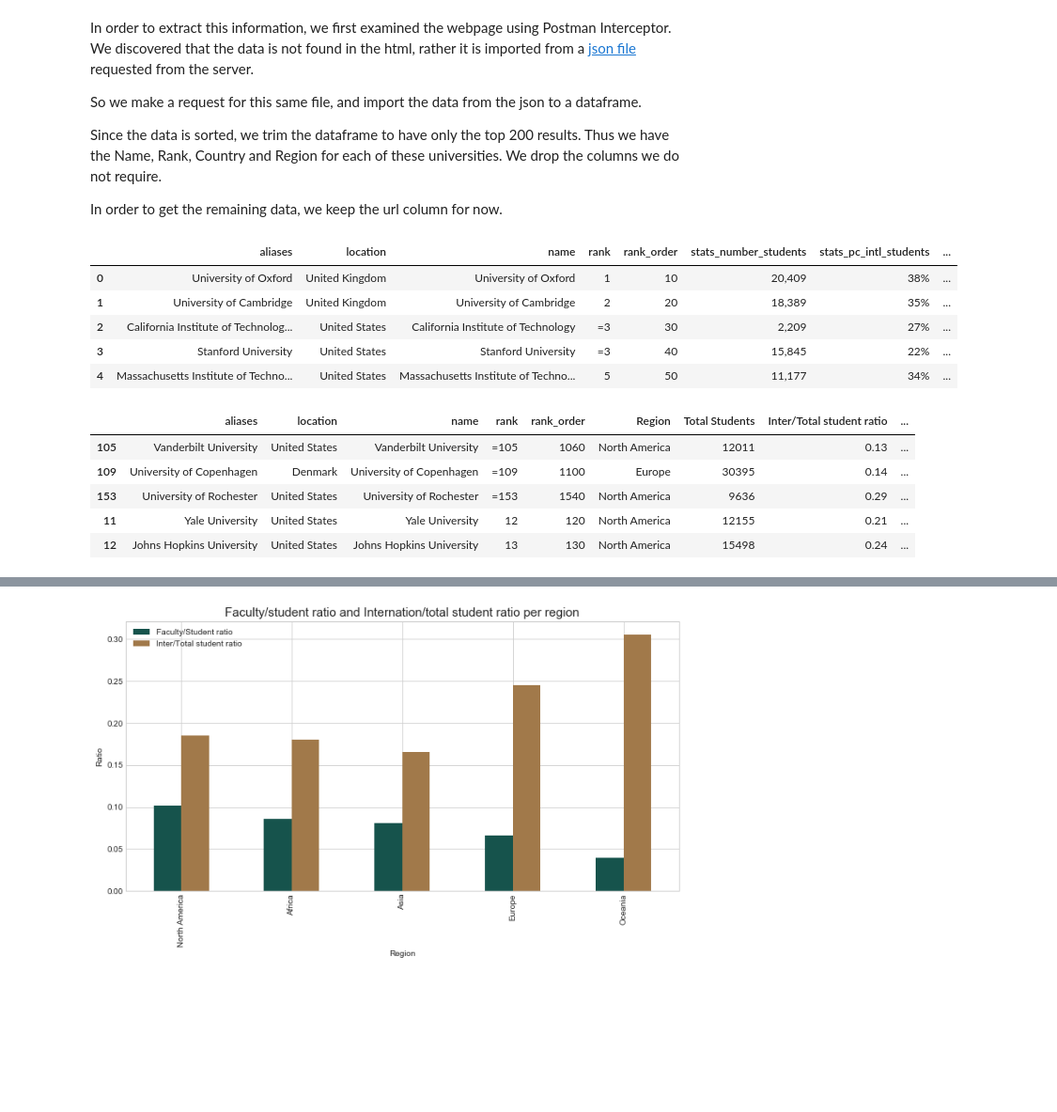
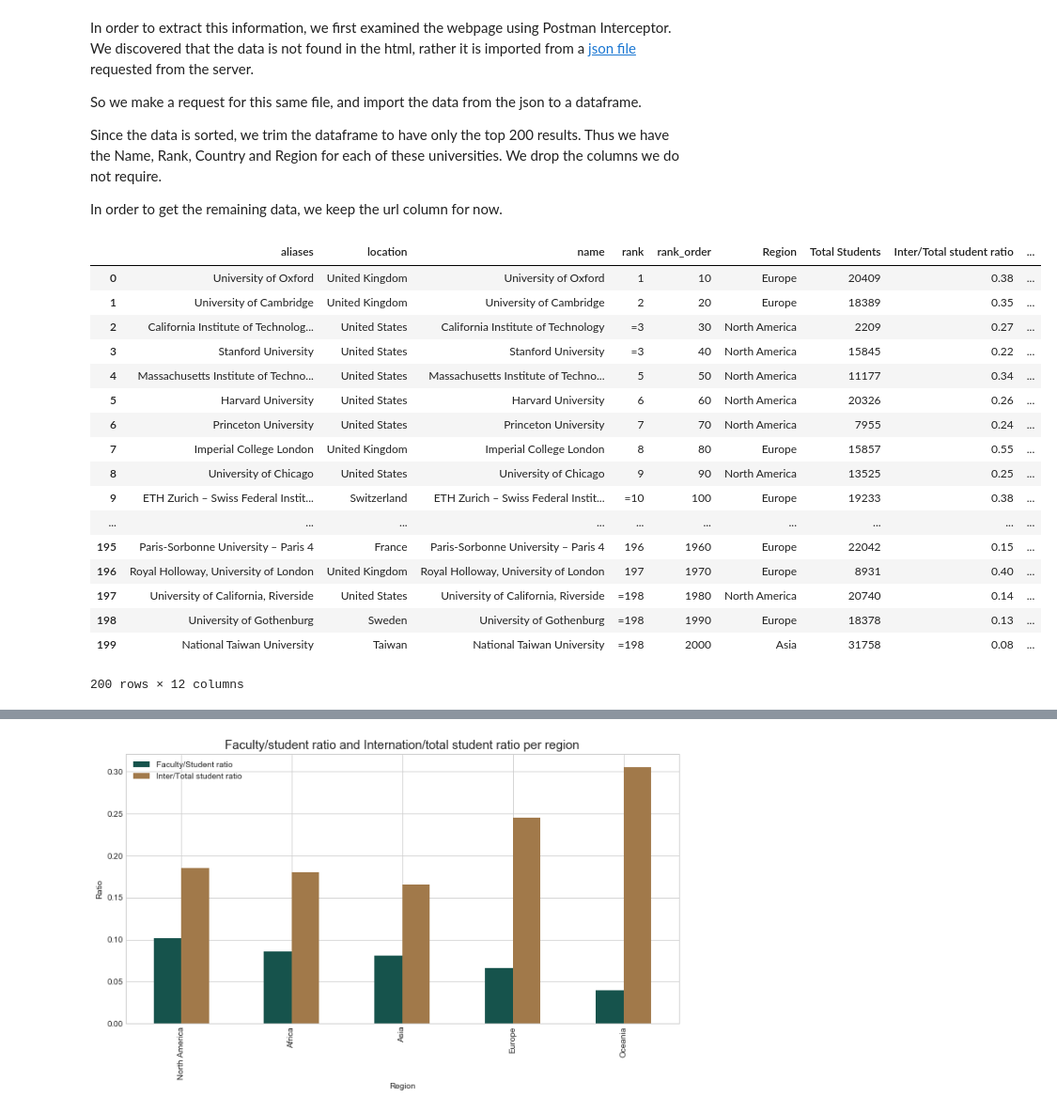
Before and after one commit to sourabhlal/ada2017, a Jupyter notebook: 02 - Data from the Web/homework02.ipynb, the cells around one changed output, grey strips where cells are left out. Shown at 94% size. Saved outputs shown, nothing was run; the diff lists cells and outputs as text; code cells hidden in the pictures; blank space fills up the shorter version.

Commit message:
Ratios and plots

```diff
--- a/02 - Data from the Web/homework02.ipynb
+++ b/02 - Data from the Web/homework02.ipynb
@@ -337,20 +337,11 @@ mappingDict['Luxembourg'] = 'Europe'
 mappingDict['Russian Federation'] = 'Europe'
 
 timesedu_df['Region'] = timesedu_df['location'].map(mappingDict)
-timesedu_df.head()
-# %% [output]
-|  | aliases | location | name | rank | rank_order | stats_number_students | stats_pc_intl_students | ... |
-| 0 | University of Oxford | United Kingdom | University of Oxford | 1 | 10 | 20,409 | 38% | ... |
-| 1 | University of Cambridge | United Kingdom | University of Cambridge | 2 | 20 | 18,389 | 35% | ... |
-| 2 | California Institute of Technolog... | United States | California Institute of Technology | =3 | 30 | 2,209 | 27% | ... |
-| 3 | Stanford University | United States | Stanford University | =3 | 40 | 15,845 | 22% | ... |
-| 4 | Massachusetts Institute of Techno... | United States | Massachusetts Institute of Techno... | 5 | 50 | 11,177 | 34% | ... |
 # %%
 #adding columns for international students
 timesedu_df["Total Students"] = timesedu_df['stats_number_students'].map(lambda x : x.replace(',',''))
 timesedu_df["Inter/Total student ratio"] = (timesedu_df['stats_pc_intl_students'].map(lambda x : x.replace('%','')).map(int))/100
 timesedu_df["International Students"] = ((timesedu_df['Total Students'].map(float))*(timesedu_df['Inter/Total student ratio'].map(float))).map(int)
-timesedu_df.head()
 
 # #adding columns for total faculty and international faculty
 timesedu_df["Total Faculty"] = (timesedu_df["Total Students"].map(float)/timesedu_df["stats_student_staff_ratio"].map(float)).map(int)
@@ -358,13 +349,24 @@ timesedu_df["International Faculty"] = float('NaN')
 timesedu_df["Faculty/Student ratio"] = 1/timesedu_df["stats_student_staff_ratio"].map(float)
 
 timesedu_df = timesedu_df.drop(["stats_number_students","stats_pc_intl_students","stats_student_staff_ratio"],axis=1)
-
-
-timesedu_df.sort_values("Faculty/Student ratio",ascending=False).head()
-# %% [output]
-|  | aliases | location | name | rank | rank_order | Region | Total Students | Inter/Total student ratio | ... |
-| 105 | Vanderbilt University | United States | Vanderbilt University | =105 | 1060 | North America | 12011 | 0.13 | ... |
-| 109 | University of Copenhagen | Denmark | University of Copenhagen | =109 | 1100 | Europe | 30395 | 0.14 | ... |
-| 153 | University of Rochester | United States | University of Rochester | =153 | 1540 | North America | 9636 | 0.29 | ... |
-| 11 | Yale University | United States | Yale University | 12 | 120 | North America | 12155 | 0.21 | ... |
-| 12 | Johns Hopkins University | United States | Johns Hopkins University | 13 | 130 | North America | 15498 | 0.24 | ... |
+# %%
+timesedu_df
+# %% [output]
+|  | aliases | location | name | rank | rank_order | Region | Total Students | Inter/Total student ratio | ... |
+| 0 | University of Oxford | United Kingdom | University of Oxford | 1 | 10 | Europe | 20409 | 0.38 | ... |
+| 1 | University of Cambridge | United Kingdom | University of Cambridge | 2 | 20 | Europe | 18389 | 0.35 | ... |
+| 2 | California Institute of Technolog... | United States | California Institute of Technology | =3 | 30 | North America | 2209 | 0.27 | ... |
+| 3 | Stanford University | United States | Stanford University | =3 | 40 | North America | 15845 | 0.22 | ... |
+| 4 | Massachusetts Institute of Techno... | United States | Massachusetts Institute of Techno... | 5 | 50 | North America | 11177 | 0.34 | ... |
+| 5 | Harvard University | United States | Harvard University | 6 | 60 | North America | 20326 | 0.26 | ... |
+| 6 | Princeton University | United States | Princeton University | 7 | 70 | North America | 7955 | 0.24 | ... |
+| 7 | Imperial College London | United Kingdom | Imperial College London | 8 | 80 | Europe | 15857 | 0.55 | ... |
+| 8 | University of Chicago | United States | University of Chicago | 9 | 90 | North America | 13525 | 0.25 | ... |
+| 9 | ETH Zurich – Swiss Federal Instit... | Switzerland | ETH Zurich – Swiss Federal Instit... | =10 | 100 | Europe | 19233 | 0.38 | ... |
+| ... | ... | ... | ... | ... | ... | ... | ... | ... | ... |
+| 195 | Paris-Sorbonne University – Paris 4 | France | Paris-Sorbonne University – Paris 4 | 196 | 1960 | Europe | 22042 | 0.15 | ... |
+| 196 | Royal Holloway, University of London | United Kingdom | Royal Holloway, University of London | 197 | 1970 | Europe | 8931 | 0.40 | ... |
+| 197 | University of California, Riverside | United States | University of California, Riverside | =198 | 1980 | North America | 20740 | 0.14 | ... |
+| 198 | University of Gothenburg | Sweden | University of Gothenburg | =198 | 1990 | Europe | 18378 | 0.13 | ... |
+| 199 | National Taiwan University | Taiwan | National Taiwan University | =198 | 2000 | Asia | 31758 | 0.08 | ... |
+200 rows × 12 columns
```
Also changed, not shown: parts of 16 cells of this notebook.
